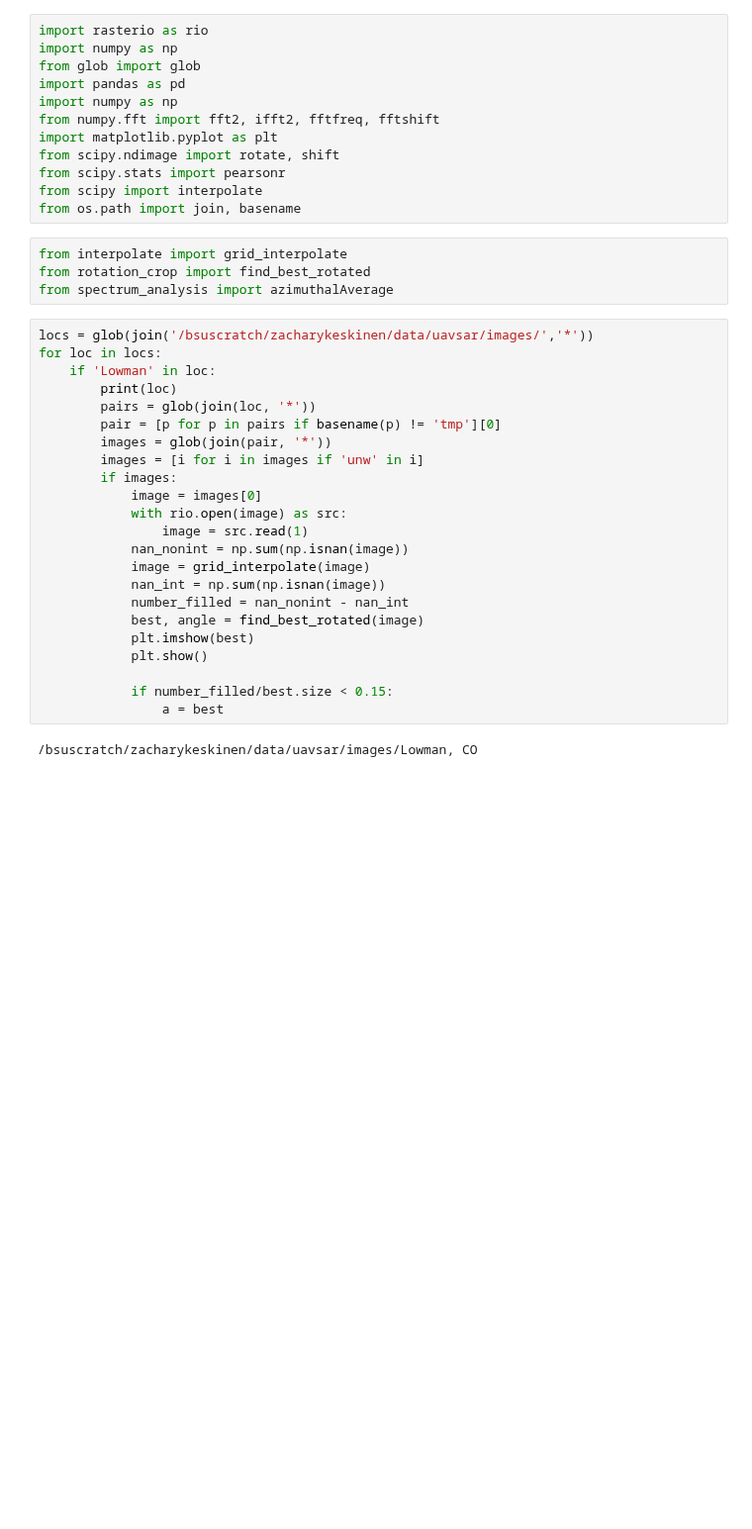
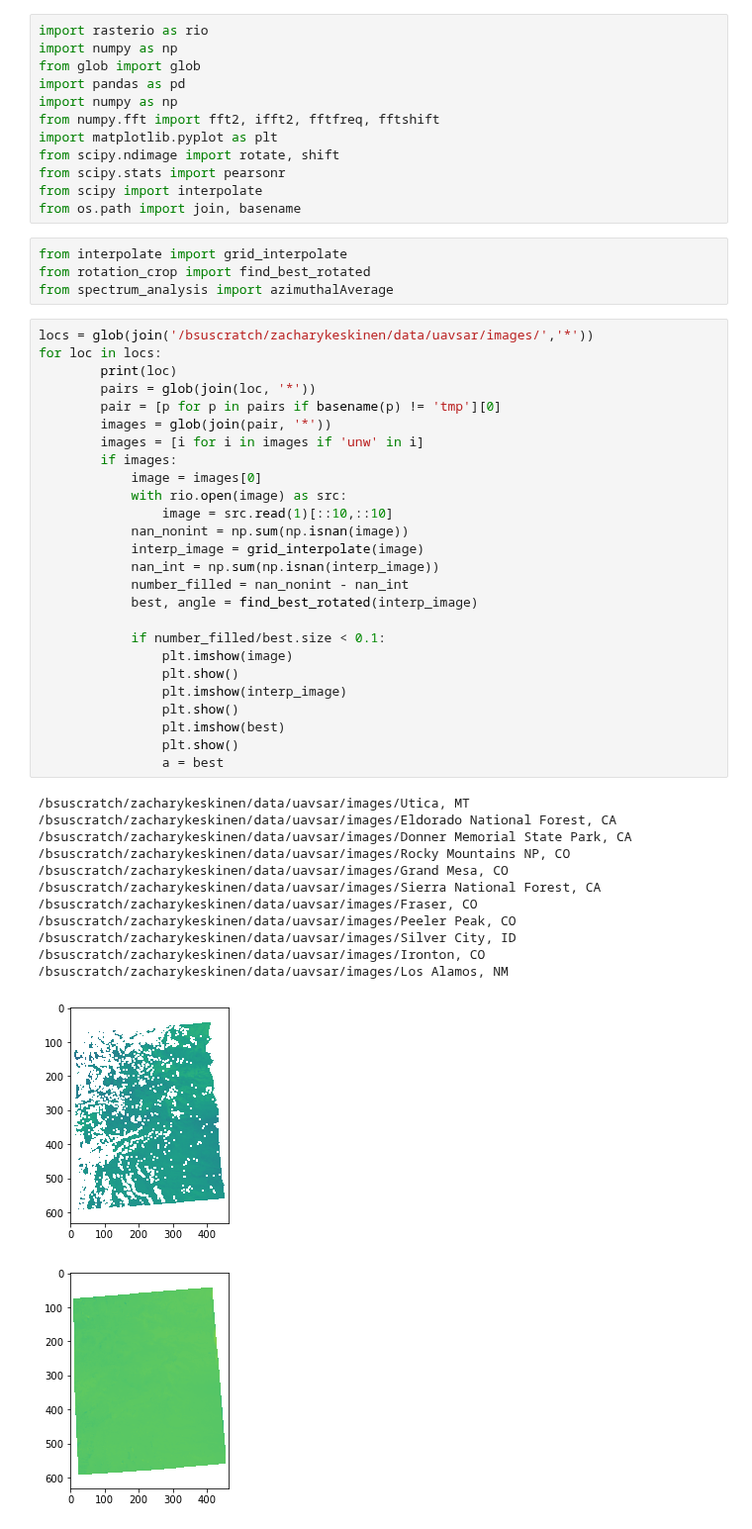
Before and after one commit to ZachHoppinen/uavsar, a Jupyter notebook: src/play/fft2.ipynb, the cells around one changed output. Shown at 99% size. Cells and saved outputs as stored; diff of their text form; blank space fills up the shorter version.

```diff
--- a/src/play/fft2.ipynb
+++ b/src/play/fft2.ipynb
@@ -17,25 +17,40 @@ from spectrum_analysis import azimuthalAverage
 # %%
 locs = glob(join('/bsuscratch/zacharykeskinen/data/uavsar/images/','*'))
 for loc in locs:
-    if 'Lowman' in loc:
         print(loc)
         pairs = glob(join(loc, '*'))
         pair = [p for p in pairs if basename(p) != 'tmp'][0]
         images = glob(join(pair, '*'))
         images = [i for i in images if 'unw' in i]
         if images:
             image = images[0]
             with rio.open(image) as src:
-                image = src.read(1)
+                image = src.read(1)[::10,::10]
             nan_nonint = np.sum(np.isnan(image))
-            image = grid_interpolate(image)
-            nan_int = np.sum(np.isnan(image))
+            interp_image = grid_interpolate(image)
+            nan_int = np.sum(np.isnan(interp_image))
             number_filled = nan_nonint - nan_int
-            best, angle = find_best_rotated(image)
-            plt.imshow(best)
-            plt.show()
+            best, angle = find_best_rotated(interp_image)
 
-            if number_filled/best.size < 0.15:
+            if number_filled/best.size < 0.1:
+                plt.imshow(image)
+                plt.show()
+                plt.imshow(interp_image)
+                plt.show()
+                plt.imshow(best)
+                plt.show()
                 a = best
 # %% [output]
-/bsuscratch/zacharykeskinen/data/uavsar/images/Lowman, CO
+/bsuscratch/zacharykeskinen/data/uavsar/images/Utica, MT
+/bsuscratch/zacharykeskinen/data/uavsar/images/Eldorado National Forest, CA
+/bsuscratch/zacharykeskinen/data/uavsar/images/Donner Memorial State Park, CA
+/bsuscratch/zacharykeskinen/data/uavsar/images/Rocky Mountains NP, CO
+/bsuscratch/zacharykeskinen/data/uavsar/images/Grand Mesa, CO
+/bsuscratch/zacharykeskinen/data/uavsar/images/Sierra National Forest, CA
+/bsuscratch/zacharykeskinen/data/uavsar/images/Fraser, CO
+/bsuscratch/zacharykeskinen/data/uavsar/images/Peeler Peak, CO
+/bsuscratch/zacharykeskinen/data/uavsar/images/Silver City, ID
+/bsuscratch/zacharykeskinen/data/uavsar/images/Ironton, CO
+/bsuscratch/zacharykeskinen/data/uavsar/images/Los Alamos, NM
+[figure, added]
+[figure, added]
```
Also changed, not shown: parts of 10 cells of this notebook.
